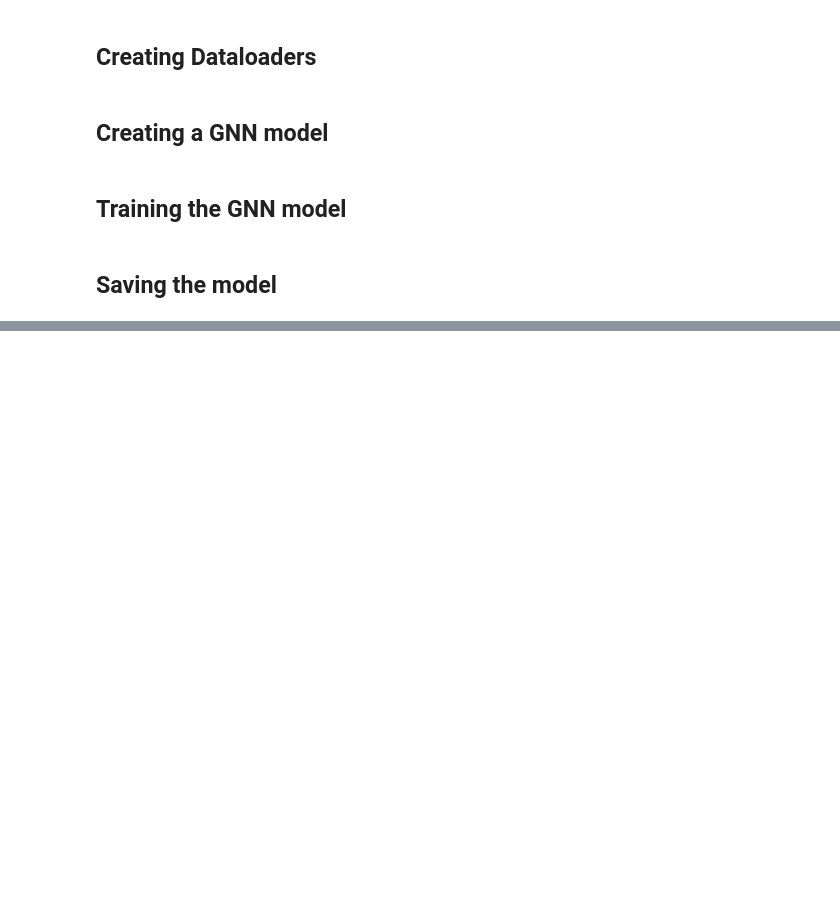
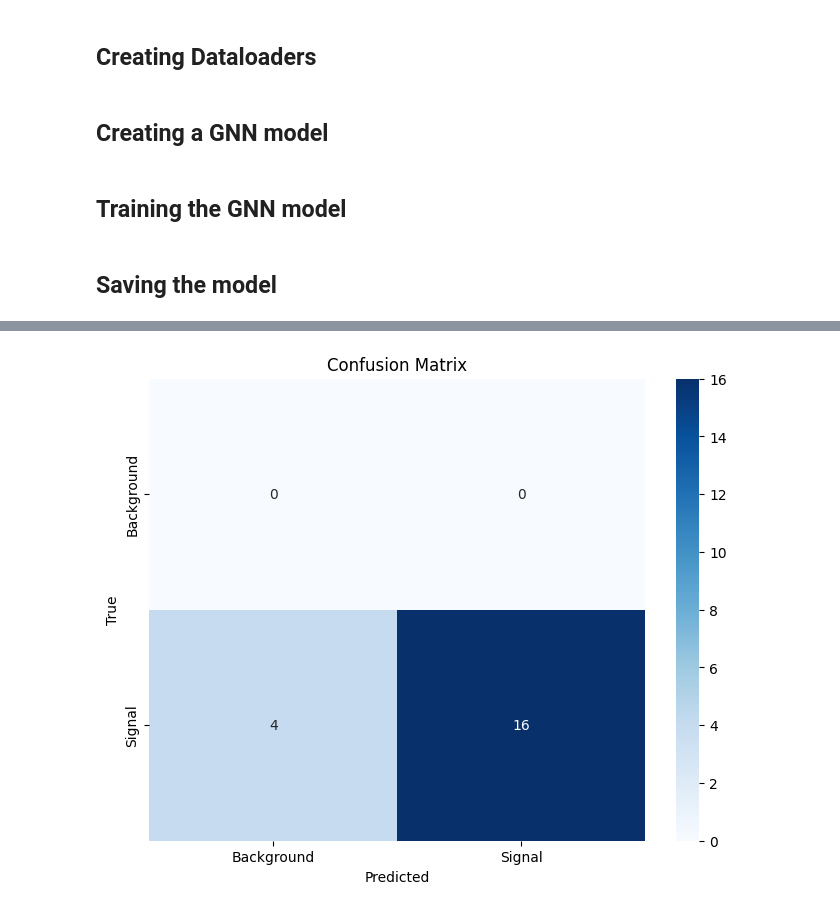
Before and after one commit to saipraneethamvudutha/High-Energy-Particle-Detection-and-Classification, a Jupyter notebook: graph_neuralnet.ipynb, the cells around one changed output, grey strips where cells are left out. Drawn from its saved outputs; the diff is of its cells as text; code cells hidden in the pictures; blank space fills up the shorter version.

Commit message:
Final iteration of graph neural network

```diff
--- a/graph_neuralnet.ipynb
+++ b/graph_neuralnet.ipynb
@@ -200,0 +301,98 @@ wandb.finish()
+# %%
+import torch
+import json
+import os
+from torch_geometric.data import Data, DataLoader
+from torch_geometric.nn import GCNConv, global_mean_pool
+import torch.nn.functional as F
+from sklearn.metrics import accuracy_score, roc_auc_score, confusion_matrix
+import matplotlib.pyplot as plt
+import seaborn as sns
+
+# 1. Define the GNN model (same architecture)
+class GNN(torch.nn.Module):
+    def __init__(self):
+        super(GNN, self).__init__()
+        self.conv1 = GCNConv(4, 16, add_self_loops=False)
+        self.conv2 = GCNConv(16, 32, add_self_loops=False)
+        self.fc = torch.nn.Linear(32, 2)
+
+    def forward(self, data):
+        x, edge_index, batch = data.x, data.edge_index, data.batch
+        x = F.relu(self.conv1(x, edge_index))
+        x = F.dropout(x, p=0.5, training=self.training)
+        x = F.relu(self.conv2(x, edge_index))
+        x = F.dropout(x, p=0.5, training=self.training)
+        x = global_mean_pool(x, batch)
+        return self.fc(x)
+
+# 2. Load the CPU-converted model
+device = torch.device('cpu')
+model = GNN().to(device)
+model.load_state_dict(torch.load('higgs_gnn_model_cpu.pth', map_location='cpu'))
+model.eval()
+
+# 3. Function to load JSON graph files
+def load_json_graphs(directory):
+    graph_files = [f for f in os.listdir(directory) if f.endswith('.json')]
+    test_graphs = []
+
+    for file in graph_files:
+        with open(os.path.join(directory, file), 'r') as f:
+            graph_data = json.load(f)
+
+            x = torch.tensor(graph_data['x'], dtype=torch.float).to(device)
+            edge_index = torch.tensor(graph_data['edge_index'], dtype=torch.long).to(device)
+            y = torch.tensor([graph_data['y']], dtype=torch.long).to(device)
+
+            test_graphs.append(Data(x=x, edge_index=edge_index, y=y))
+
+    return test_graphs
+
+# 4. Load and evaluate
+test_graphs_dir = r"C:\Users\vudut\OneDrive\Desktop\Python\MINI Project\test_graphs_json"
+test_graphs = load_json_graphs(test_graphs_dir)
+test_loader = DataLoader(test_graphs, batch_size=32, shuffle=False)
+
+def evaluate_model(model, loader):
+    model.eval()
+    all_preds = []
+    all_probs = []
+    all_labels = []
+
+    with torch.no_grad():
+        for batch in loader:
+            batch = batch.to(device)
+            out = model(batch)
+            probs = F.softmax(out, dim=1)
+
+            _, preds = torch.max(out, 1)
+            all_preds.extend(preds.cpu().numpy())
+            all_probs.extend(probs[:, 1].cpu().numpy())
+            all_labels.extend(batch.y.cpu().numpy())
+
+    return all_labels, all_preds, all_probs
+
+# Run evaluation
+true_labels, predictions, probabilities = evaluate_model(model, test_loader)
+
+# Calculate and display metrics
+accuracy = accuracy_score(true_labels, predictions)
+auc_roc = roc_auc_score(true_labels, probabilities)
+conf_matrix = confusion_matrix(true_labels, predictions)
+
+print(f"Accuracy: {accuracy:.4f}")
+print(f"AUC-ROC: {auc_roc:.4f}")
+print("Confusion Matrix:")
+print(conf_matrix)
+
+# Visualization
+plt.figure(figsize=(8, 6))
+sns.heatmap(conf_matrix, annot=True, fmt='d', cmap='Blues',
+            xticklabels=['Background', 'Signal'],
+            yticklabels=['Background', 'Signal'])
+plt.xlabel('Predicted')
+plt.ylabel('True')
+plt.title('Confusion Matrix')
+plt.show()
+# %% [output]
@@ -200,0 +404 @@ wandb.finish()
+[figure, added]
```
Also changed, not shown: parts of 6 cells of this notebook, 1 other file.
